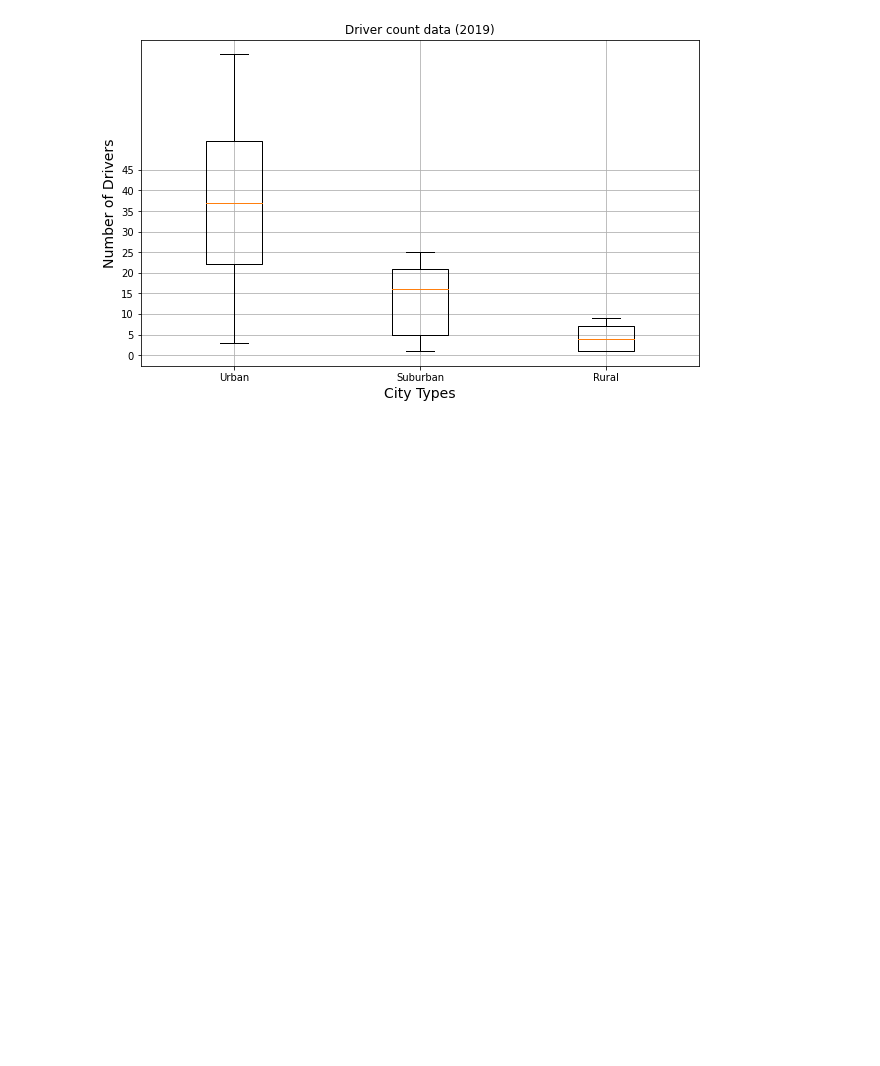
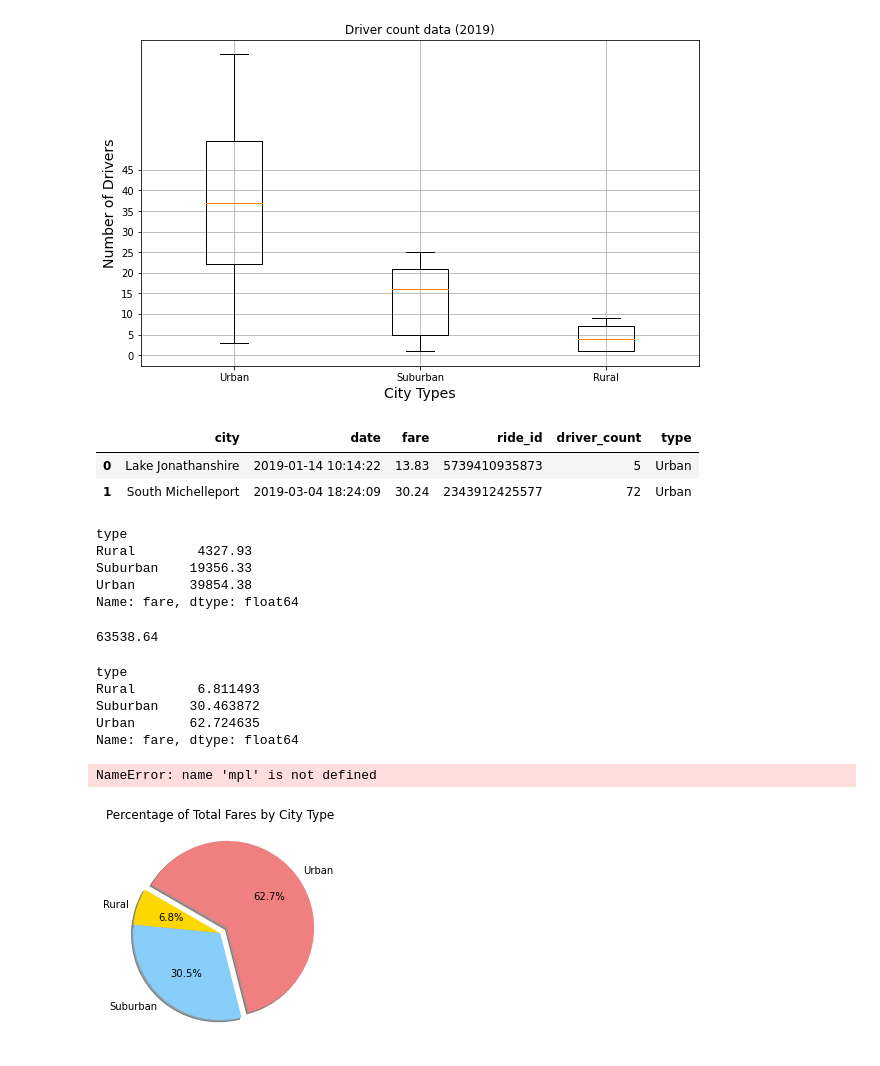
Before and after one commit to kushallsharma/PyBer_Analysis, a Jupyter notebook: PyBer.ipynb, the cells around one changed output. Saved outputs shown, nothing was run; the diff lists cells and outputs as text; code cells hidden in the pictures; blank space fills up the shorter version.

Commit message:
Adding Pie Chart

```diff
--- a/PyBer.ipynb
+++ b/PyBer.ipynb
@@ -448,3 +448,53 @@ plt.savefig("analysis/Fig3.png")
 plt.show()
 # %% [output]
 [figure]
+# %%
+pyber_data_df.head(2)
+# %% [output]
+|  | city | date | fare | ride_id | driver_count | type |
+| 0 | Lake Jonathanshire | 2019-01-14 10:14:22 | 13.83 | 5739410935873 | 5 | Urban |
+| 1 | South Michelleport | 2019-03-04 18:24:09 | 30.24 | 2343912425577 | 72 | Urban |
+# %%
+# Get the sum of the fares for each city type.
+
+sum_fares_by_type = pyber_data_df.groupby(["type"]).sum()["fare"]
+sum_fares_by_type
+# %% [output]
+type
+Rural        4327.93
+Suburban    19356.33
+Urban       39854.38
+Name: fare, dtype: float64
+# %%
+# Get the sum of all the fares.
+total_fares = pyber_data_df["fare"].sum()
+total_fares
+# %% [output]
+63538.64
+# %%
+# Calculate the percentage of fare for each city type.
+type_percents = 100 * sum_fares_by_type / total_fares
+type_percents
+# %% [output]
+type
+Rural        6.811493
+Suburban    30.463872
+Urban       62.724635
+Name: fare, dtype: float64
+# %%
+import matplotlib as mpl
+
+x_axis= ["Rural", "Suburban", "Urban"]
+explode_val = (0,0,0.1)
+p_color = ["gold","lightskyblue","lightcoral"]
+plt.title("Percentage of Total Fares by City Type")
+plt.pie(type_percents, labels=x_axis, explode=explode_val, autopct='%1.1f%%', shadow=True, startangle=150, colors = p_color)
+
+# Change the default font size from 10 to 14.
+mpl.rcParams['font.size'] = 14
+# Save Figure
+plt.savefig("analysis/Fig5.png")
+plt.show()
+# %% [output]
+NameError: name 'mpl' is not defined
+[figure, added]
```
Also changed, not shown: 1 other file.
